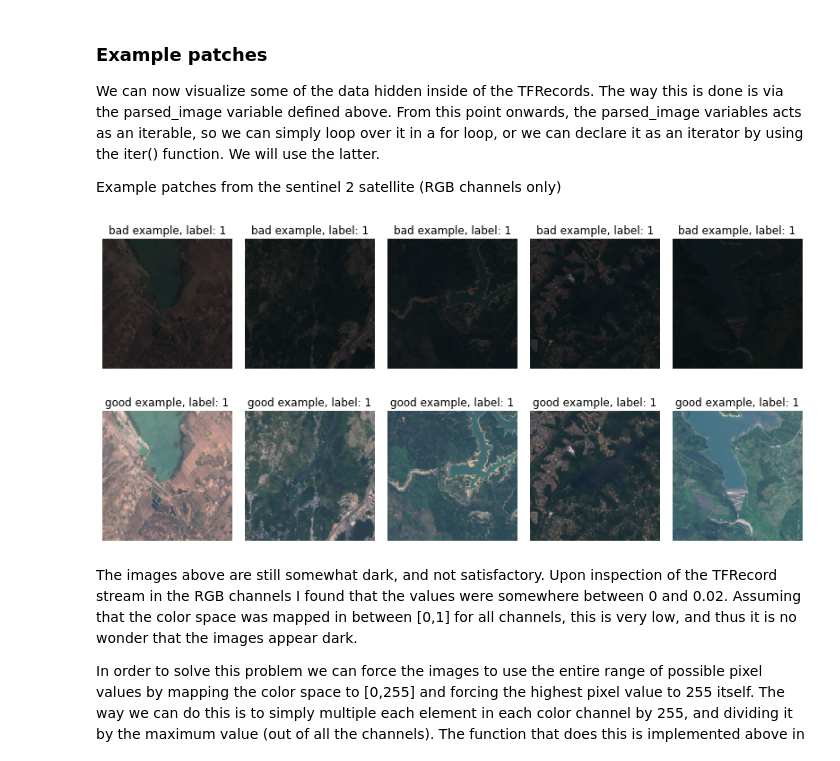
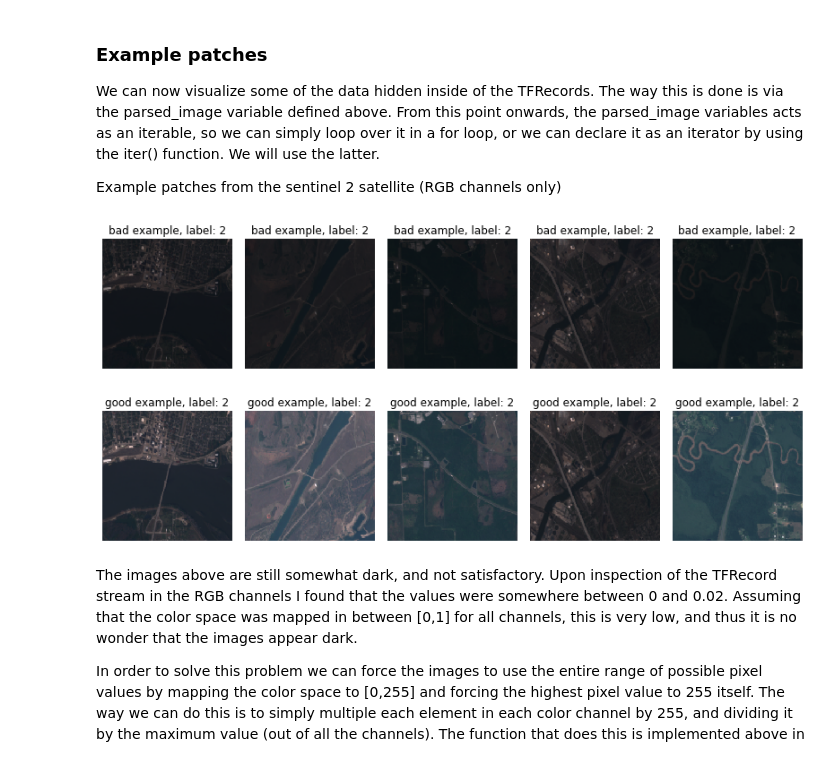
Before and after one commit to stephandooper/dam_detection, a Jupyter notebook: dam_detection.ipynb, the cells around one changed output. Cells and saved outputs as stored; diff of their text form; code cells hidden in the pictures.

```diff
--- a/dam_detection.ipynb
+++ b/dam_detection.ipynb
@@ -45,7 +43,7 @@ print("number of TFRecords in dams:", len(dams))
 print("number of TFRecords in bridges:", len(bridges))
 print("number of TFRecords in other:", len(other))
 
-dams = [[x ,1] for x in dams]
+dams = [[x,1] for x in dams]
 other = [[x,0] for x in other]
 
 if BRIDGE_SEPARATE_LABEL:
@@ -54,10 +52,11 @@ else:
     bridges = [[x , 0] for x in bridges]
 
 
-records = [[data, label] for sublist in [dams, bridges, other] for [data, label] in sublist]
+records = [[data, label] for sublist in [dams, other, bridges] for [data, label] in sublist]
 labels = [label for data,label in records]
 records = [data for data,label in records]
 
+print(labels)
 print("number of TFRecords combined:", len(labels))
 # %% [output]
 number of TFRecords in dams: 73
@@ -150,9 +149,18 @@ def split_training_validation_datasets(x, y, val_percentage=0.3, val_balanced='b
 # %%
 # Train val test split
 # based on 0/1 labels, or 0/1/2 labels
+# DO NOT USE THE LABELS DEFINED HERE FOR TRAINING/TESTING
 
 # dataset/test split -> unbalanced as a real world example
-temp_data, temp_labels, x_test, y_test, test_idx = split_training_validation_datasets(np.asarray(records), np.array(labels), val_percentage=0.2, val_balanced='random')
-result = visualize_distribution(x_test)
+temp_data, temp_labels, x_test, y_test, test_idx = split_training_validation_datasets(np.asarray(records), np.array(labels), val_percentage=0.2, val_balanced='stratified')
+x_train, y_train, x_val, y_val, val_idx = split_training_validation_datasets(temp_data, temp_labels, val_percentage =0.1, val_balanced='balanced')
+
+# visualize test distribution
+print(x_test)
+visualize_distribution(x_test)
+
+plt.figure()
+# visualize validation distribution
+visualize_distribution(x_val)
 # %% [output]
 Dataset has 194 samples
@@ -243,10 +311,12 @@ This section will cover some basic data exploration. The idea is to check whethe
 We will start by simply loading the dataset and printing some basic information about the records inside of the TFRecord datafile.
 # %%
 # Load the training and testing files
-train_data = tf.data.TFRecordDataset(train_path, compression_type='GZIP')
-test_data = tf.data.TFRecordDataset(test_path, compression_type='GZIP')
+train_data = tf.data.TFRecordDataset(x_train, compression_type='GZIP')
+val_data = tf.data.TFRecordDataset(x_val, compression_type='GZIP')
+test_data = tf.data.TFRecordDataset(x_test, compression_type='GZIP')
 
 print(train_data)
+print(val_data)
 print(test_data)
 # %% [output]
 <TFRecordDatasetV1 shapes: (), types: tf.string>
@@ -315,27 +360,26 @@ rows = 2
 # %%
 fig = plt.figure(figsize=(columns+8, rows+6))
 gs = gridspec.GridSpec(rows, columns,
          wspace=0.1, hspace=0.0,
          top=1.-0.5/(rows + 1), bottom=0.5/(rows+1),
          left=0.5/(columns+1), right=1-0.5/(columns+1))
 
 parse_iter = iter(parsed_image)
 for j in range(columns):
     image_features, label = parse_iter.next()
-
     # bad example: too dark
     ax = plt.subplot(gs[0,j])
-    ax.set_title("bad example, label: {}".format(int(label.numpy())))
+    ax.set_title("bad example, label: {}".format(np.argmax(label.numpy())))
     ax.imshow(image_features)
     plt.axis('off')
 
     #good example: stretched colorspace
     ax = plt.subplot(gs[1,j])
-    ax.set_title("good example, label: {}".format(int(label.numpy())))
+    ax.set_title("good example, label: {}".format(np.argmax(label.numpy())))
     ax.imshow(stretch_image_colorspace(image_features))
     plt.axis('off')
 # %% [output]
-[figure, old version]
+[figure, new version]
 # %% [markdown]
 The images above are still somewhat dark, and not satisfactory. Upon inspection of the TFRecord stream in the RGB channels I found that the values were somewhere between 0 and 0.02. Assuming that the color space was mapped in between \[0,1\] for all channels, this is very low, and thus it is no wonder that the images appear dark.
 
```
Also changed, not shown: parts of 23 cells of this notebook, 3 other files.
